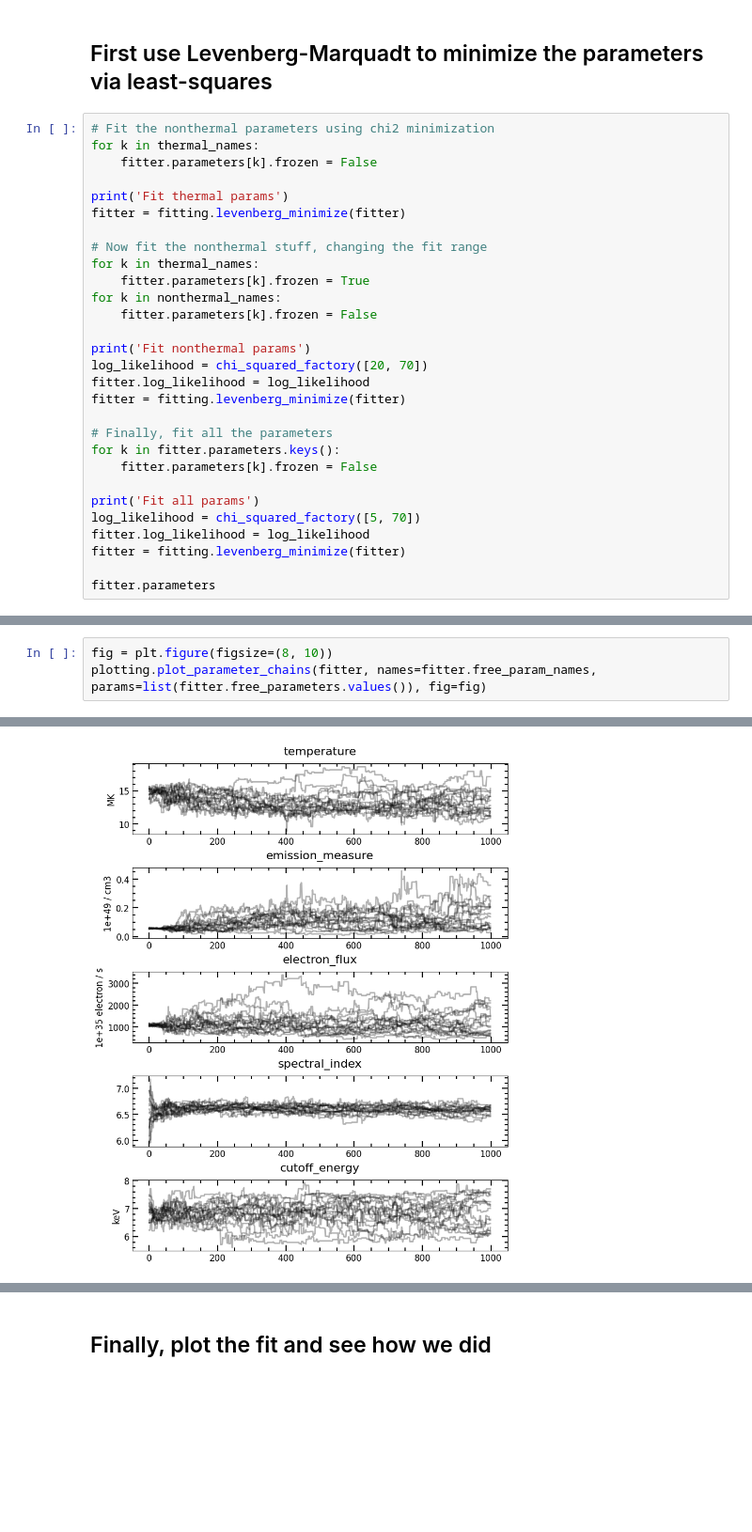
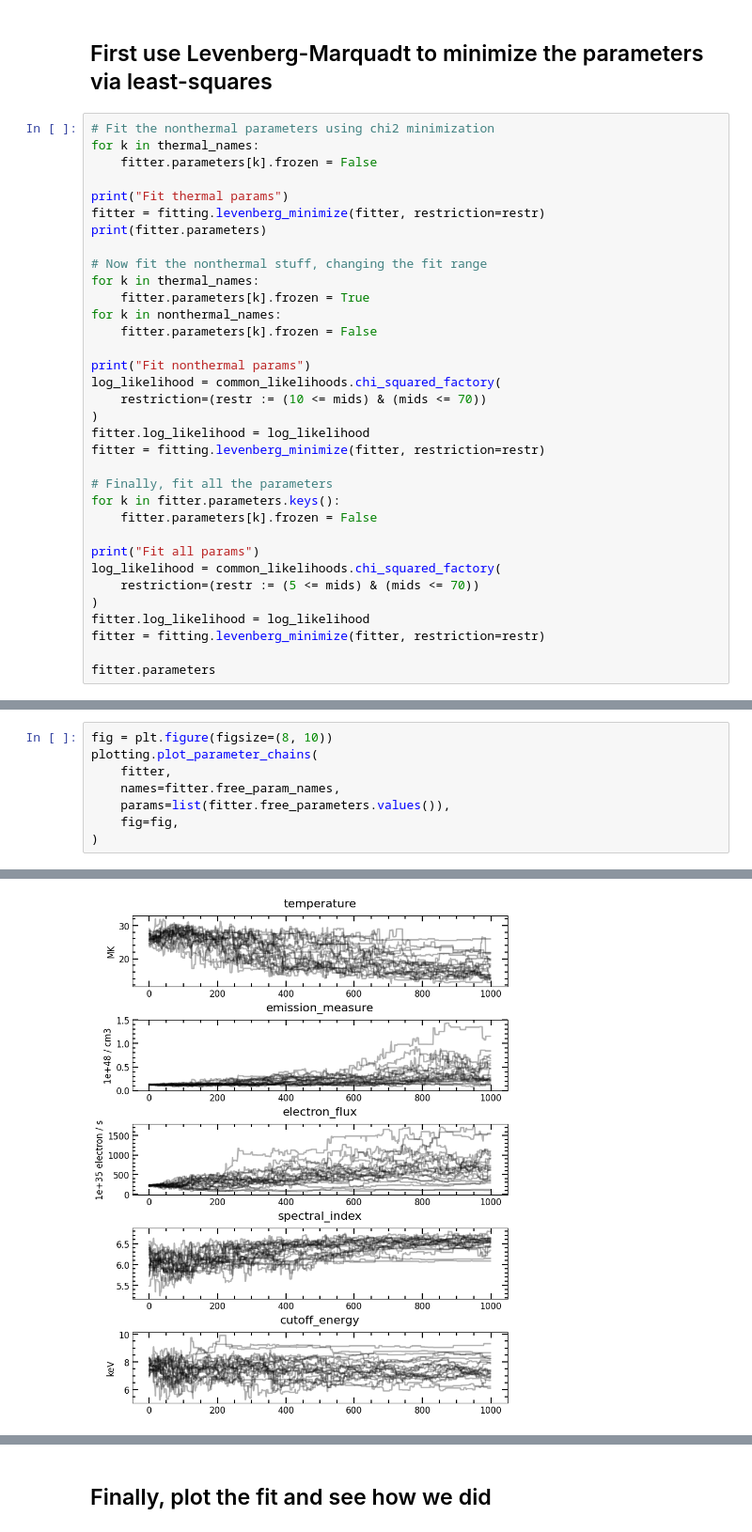
Before and after one commit to settwi/yaff, a Jupyter notebook: examples/stix_fit.ipynb, the cells around one changed output, grey strips where cells are left out. Shown at 94% size. Cells and saved outputs as stored; diff of their text form; blank space fills up the shorter version.

```diff
--- a/examples/stix_fit.ipynb
+++ b/examples/stix_fit.ipynb
@@ -217,8 +248,9 @@ fitter = fitting.BayesFitter(
 for k in thermal_names:
     fitter.parameters[k].frozen = False
 
-print('Fit thermal params')
-fitter = fitting.levenberg_minimize(fitter)
+print("Fit thermal params")
+fitter = fitting.levenberg_minimize(fitter, restriction=restr)
+print(fitter.parameters)
 
 # Now fit the nonthermal stuff, changing the fit range
 for k in thermal_names:
@@ -226,19 +258,23 @@ for k in thermal_names:
 for k in nonthermal_names:
     fitter.parameters[k].frozen = False
 
-print('Fit nonthermal params')
-log_likelihood = chi_squared_factory([20, 70])
+print("Fit nonthermal params")
+log_likelihood = common_likelihoods.chi_squared_factory(
+    restriction=(restr := (10 <= mids) & (mids <= 70))
+)
 fitter.log_likelihood = log_likelihood
-fitter = fitting.levenberg_minimize(fitter)
+fitter = fitting.levenberg_minimize(fitter, restriction=restr)
 
 # Finally, fit all the parameters
 for k in fitter.parameters.keys():
     fitter.parameters[k].frozen = False
 
-print('Fit all params')
-log_likelihood = chi_squared_factory([5, 70])
+print("Fit all params")
+log_likelihood = common_likelihoods.chi_squared_factory(
+    restriction=(restr := (5 <= mids) & (mids <= 70))
+)
 fitter.log_likelihood = log_likelihood
-fitter = fitting.levenberg_minimize(fitter)
+fitter = fitting.levenberg_minimize(fitter, restriction=restr)
 
 fitter.parameters
 # %% [output]
@@ -278,6 +315,11 @@ OrderedDict([('temperature', Parameter(1.35e+01, MK, frozen=False)),
 # %%
 fig = plt.figure(figsize=(8, 10))
-plotting.plot_parameter_chains(fitter, names=fitter.free_param_names, params=list(fitter.free_parameters.values()), fig=fig)
+plotting.plot_parameter_chains(
+    fitter,
+    names=fitter.free_param_names,
+    params=list(fitter.free_parameters.values()),
+    fig=fig,
+)
 # %% [output]
 {'fig': <Figure size 800x1000 with 5 Axes>,
  'axes': [<Axes: title={'center': 'temperature'}, ylabel='MK'>,
@@ -285,6 +327,6 @@ plotting.plot_parameter_chains(fitter, names=fitter.free_param_names, params=lis
   <Axes: title={'center': 'electron_flux'}, ylabel='1e+35 electron / s'>,
   <Axes: title={'center': 'spectral_index'}>,
   <Axes: title={'center': 'cutoff_energy'}, ylabel='keV'>]}
-[figure, old version]
+[figure, new version]
 # %%
 burnin = 100 * fitter.emcee_sampler.chain.shape[0]
```
Also changed, not shown: parts of 16 cells of this notebook, 9 other files.
